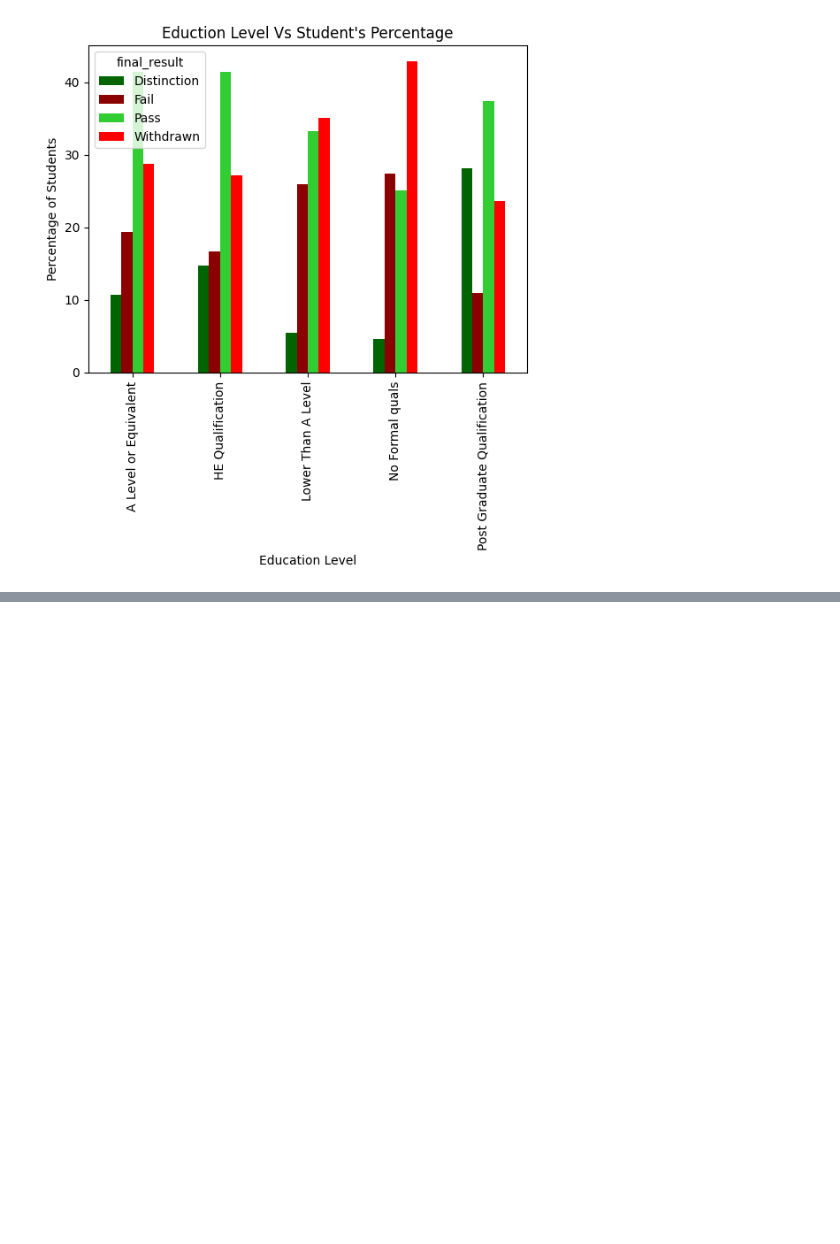
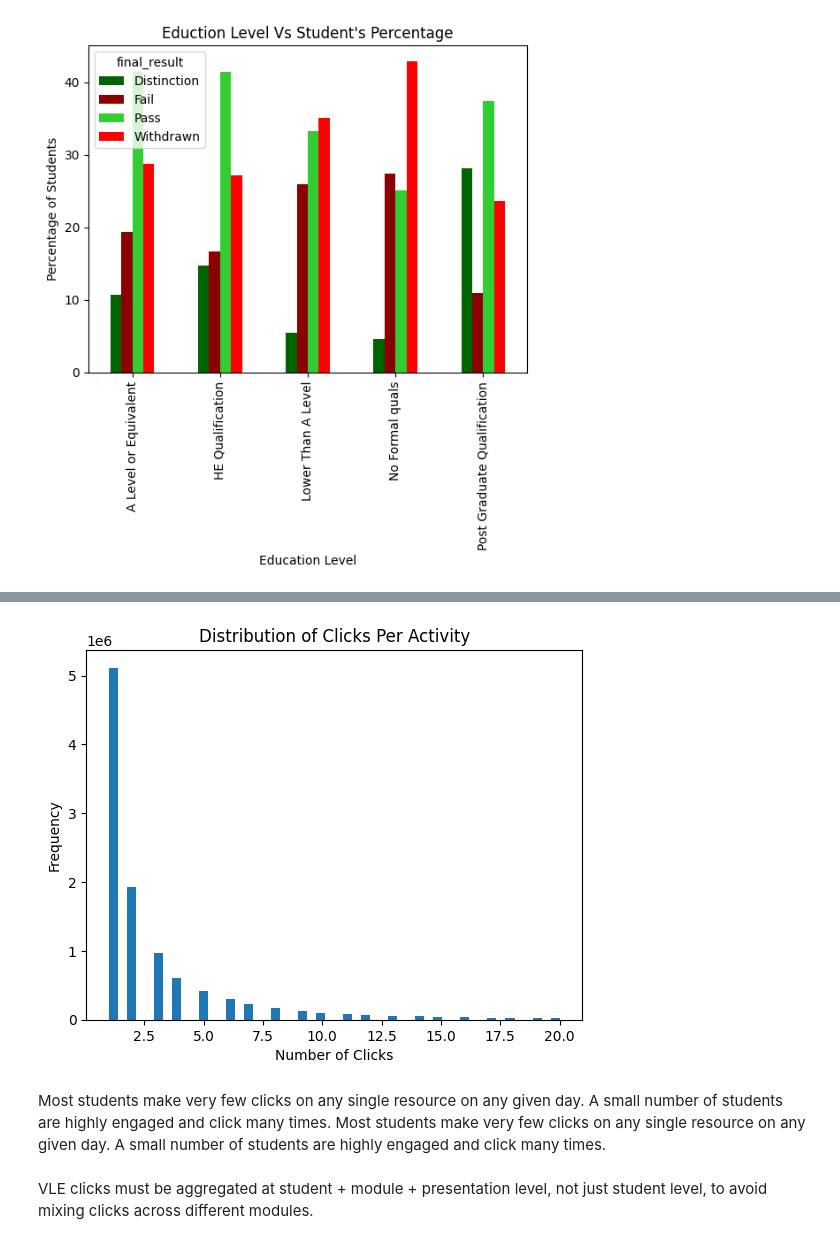
Before and after one commit to BrightTimothy/Student-performance-predictor, a Jupyter notebook: notebooks/EDA.ipynb, the cells around one changed output, grey strips where cells are left out. Drawn from its saved outputs; the diff is of its cells as text; code cells hidden in the pictures; blank space fills up the shorter version.

```diff
--- a/notebooks/EDA.ipynb
+++ b/notebooks/EDA.ipynb
@@ -481,0 +599,13 @@ plt.show()
+# %%
+plt.hist(student_Vle["sum_click"], bins = 50, range=(1, 20))
+plt.xlabel("Number of Clicks")
+plt.ylabel("Frequency")
+plt.title("Distribution of Clicks Per Activity")
+plt.xticks(rotation = 0)
+plt.show()
+# %% [output]
+[figure, added]
+# %% [markdown]
+Most students make very few clicks on any single resource on any given day. A small number of students are highly engaged and click many times. Most students make very few clicks on any single resource on any given day. A small number of students are highly engaged and click many times.
+# %% [markdown]
+VLE clicks must be aggregated at student + module + presentation level, not just student level, to avoid mixing clicks across different modules.
```
Also changed, not shown: parts of 33 cells of this notebook.
